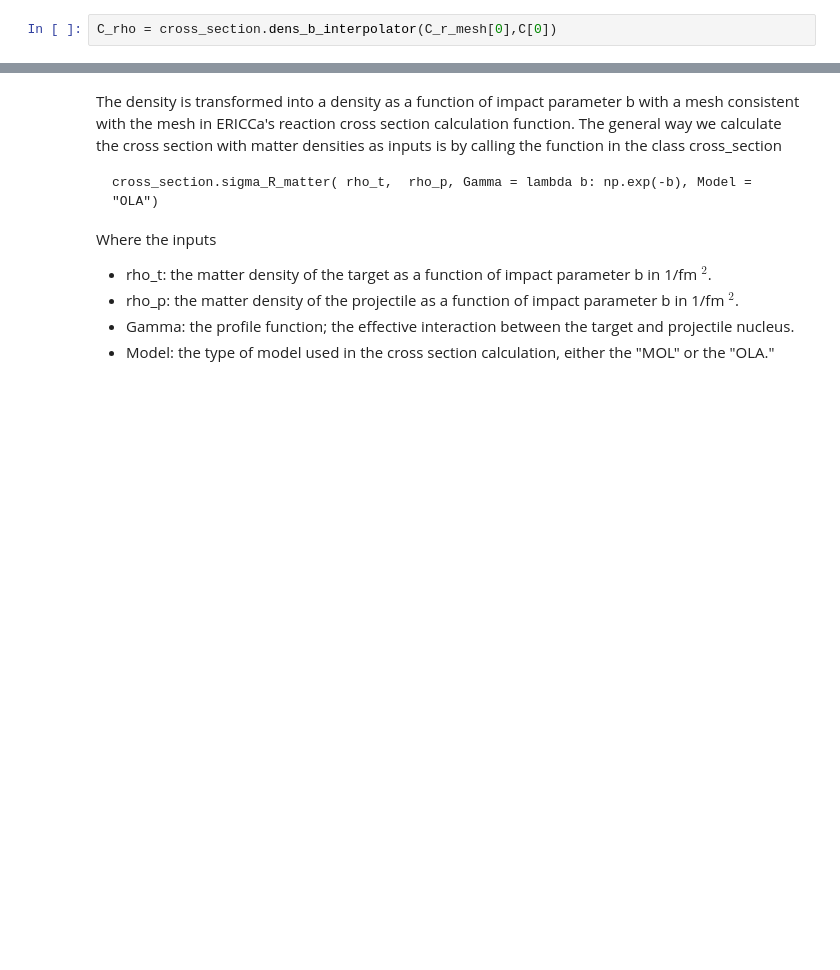
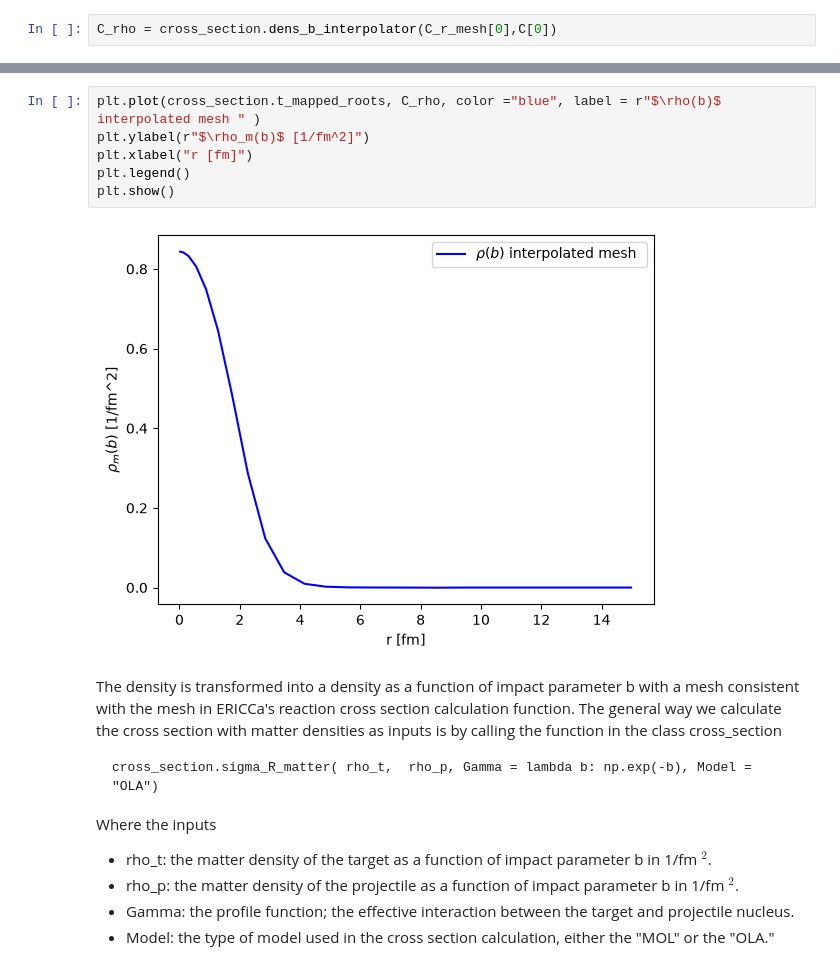
Before and after one commit to Circuitoah/ERICCa, a Jupyter notebook: tutorials/ERICCa_Tutorial.ipynb, the cells around one changed output, grey strips where cells are left out. Cells and saved outputs as stored; diff of their text form; blank space fills up the shorter version.

Commit message:
Added explaination of the "b mesh " to ERICCa_Tutorial.ipynb Reaction_Cross_Section_From_Matter and Reaction_Cross_Section_From_P&N

```diff
--- a/tutorials/ERICCa_Tutorial.ipynb
+++ b/tutorials/ERICCa_Tutorial.ipynb
@@ -184,3 +186,11 @@ C_rho = cross_section.dens_b_interpolator(C_r_mesh[0],C[0])
+# %%
+plt.plot(cross_section.t_mapped_roots, C_rho, color ="blue", label = r"$\rho(b)$ interpolated mesh " )
+plt.ylabel(r"$\rho_m(b)$ [1/fm^2]")
+plt.xlabel("r [fm]")
+plt.legend()
+plt.show()
+# %% [output]
+[figure, added]
 # %% [markdown]
 The density is transformed into a density as a function of impact parameter b with a mesh consistent with the mesh in ERICCa's reaction cross section calculation function. The general way we calculate the cross section with matter densities as inputs is by calling the function in the class cross_section
 
```
Also changed, not shown: parts of 5 cells of this notebook, 2 other files.
